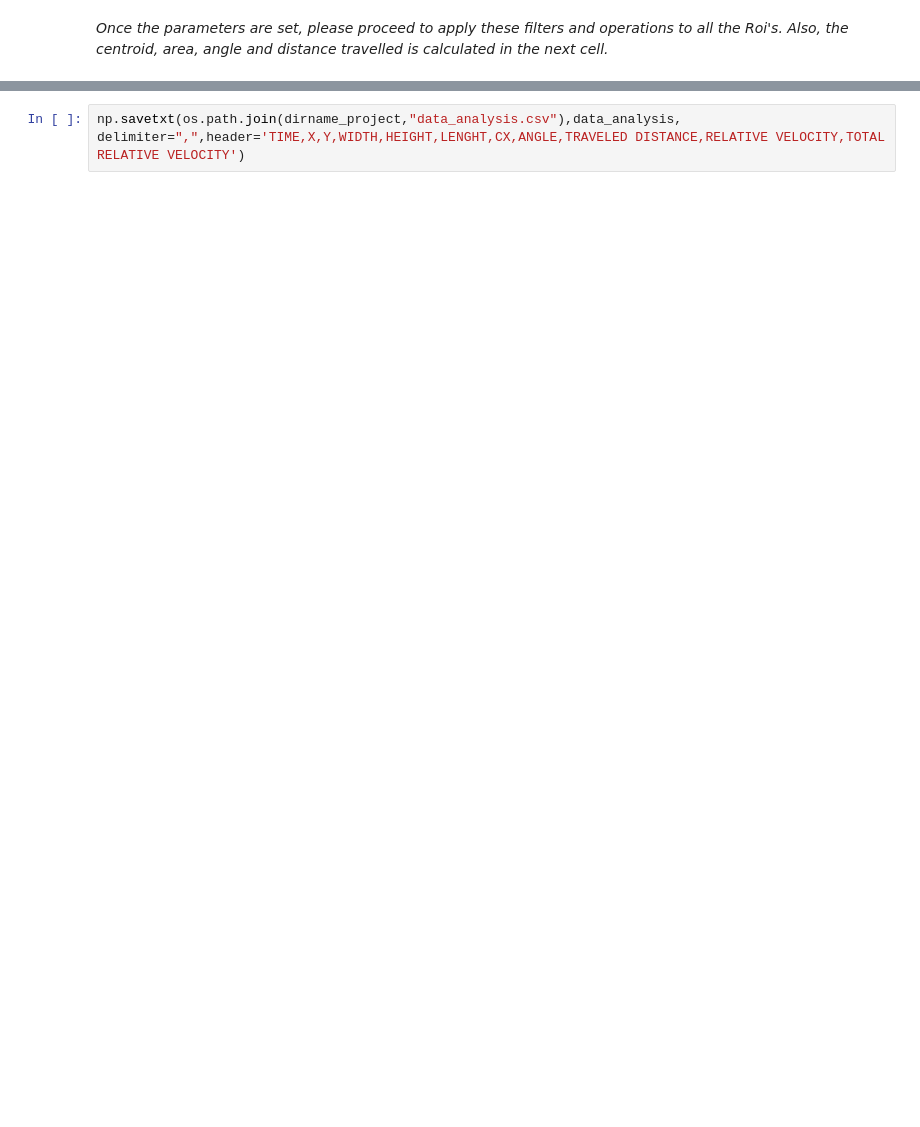
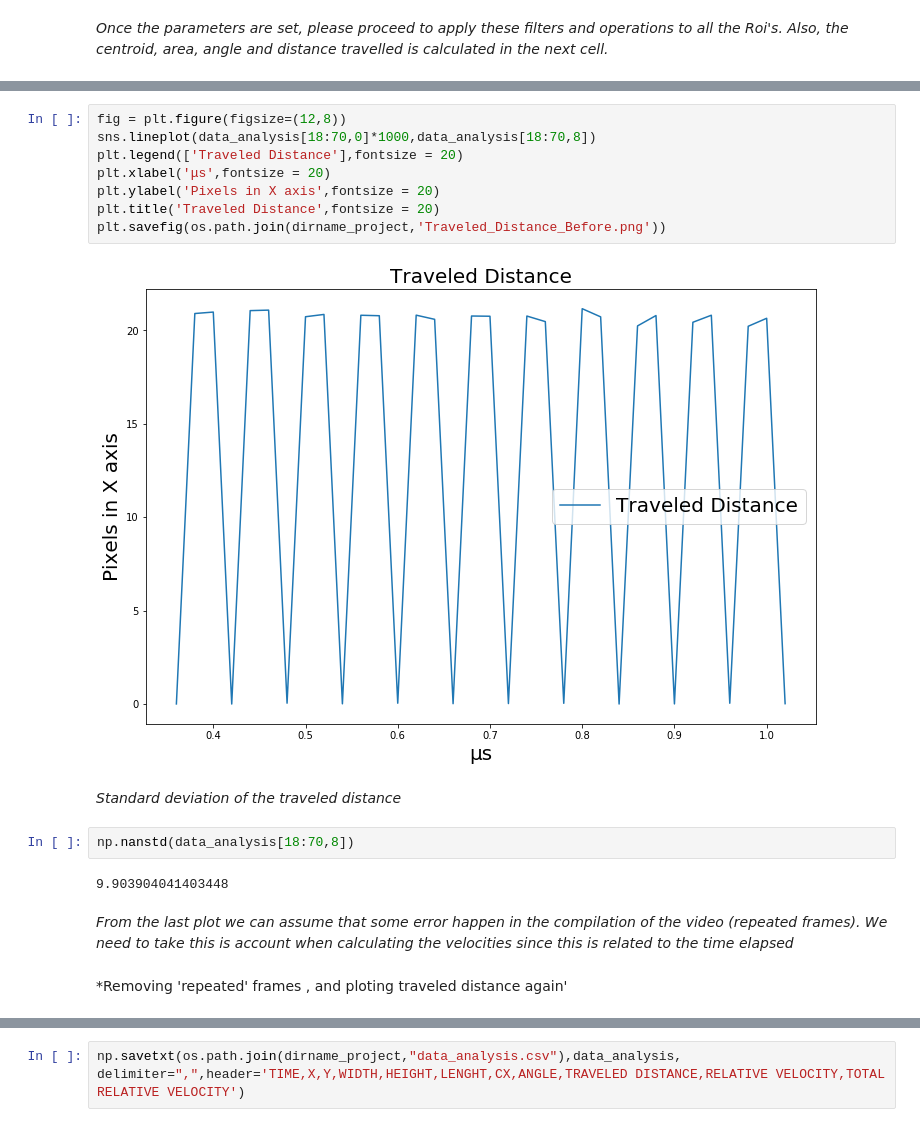
Before and after one commit to reyesyan/Ballistic_Experiment_Analysis, a Jupyter notebook: Project.ipynb, the cells around one changed output, grey strips where cells are left out. Saved outputs shown, nothing was run; the diff lists cells and outputs as text; blank space fills up the shorter version.

```diff
--- a/Project.ipynb
+++ b/Project.ipynb
@@ -708,0 +747,20 @@ bullet_length=.02863
+# %%
+fig = plt.figure(figsize=(12,8))
+sns.lineplot(data_analysis[18:70,0]*1000,data_analysis[18:70,8])
+plt.legend(['Traveled Distance'],fontsize = 20)
+plt.xlabel('μs',fontsize = 20)
+plt.ylabel('Pixels in X axis',fontsize = 20)
+plt.title('Traveled Distance',fontsize = 20)
+plt.savefig(os.path.join(dirname_project,'Traveled_Distance_Before.png'))
+# %% [output]
+[figure, added]
+# %% [markdown]
+*Standard deviation of the traveled distance*
+# %%
+np.nanstd(data_analysis[18:70,8])
+# %% [output]
+9.903904041403448
+# %% [markdown]
+*From the last plot we can assume that some error happen in the compilation of the video (repeated frames). We need to take this is account when calculating the velocities since this is related to the time elapsed*
+# %% [markdown]
+*Removing 'repeated' frames , and ploting traveled distance again'
```
Also changed, not shown: parts of 66 cells of this notebook.
